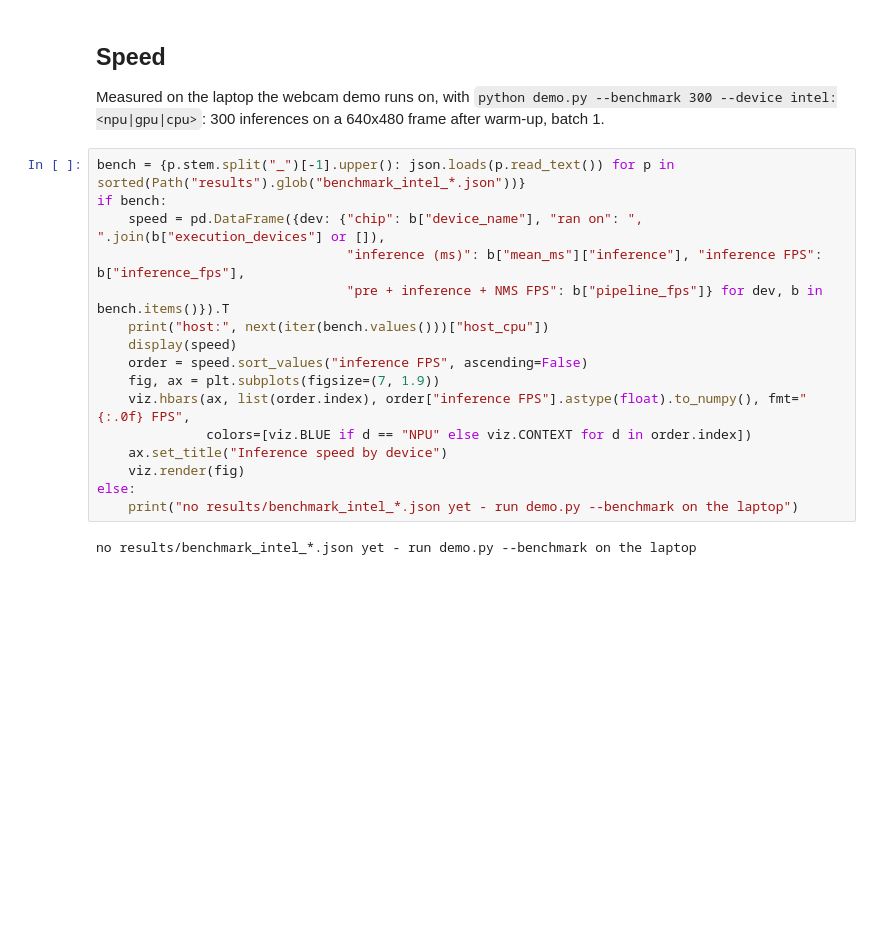
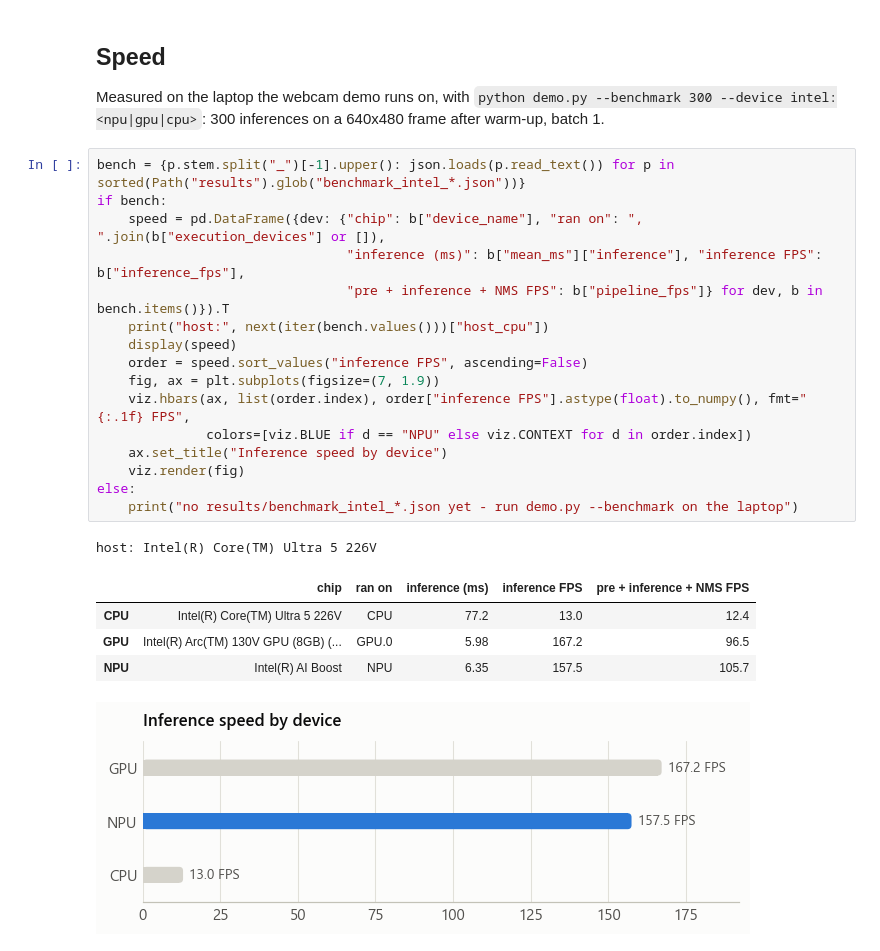
Before and after one commit to ango-dev/RottenFruitDetection, a Jupyter notebook: notebooks/03_evaluation.ipynb, the cells around one changed output. Drawn from its saved outputs; the diff is of its cells as text; blank space fills up the shorter version.

```diff
--- a/notebooks/03_evaluation.ipynb
+++ b/notebooks/03_evaluation.ipynb
@@ -243,18 +243,23 @@ Measured on the laptop the webcam demo runs on, with `python demo.py --benchmark
 # %%
 bench = {p.stem.split("_")[-1].upper(): json.loads(p.read_text()) for p in sorted(Path("results").glob("benchmark_intel_*.json"))}
 if bench:
     speed = pd.DataFrame({dev: {"chip": b["device_name"], "ran on": ", ".join(b["execution_devices"] or []),
                                 "inference (ms)": b["mean_ms"]["inference"], "inference FPS": b["inference_fps"],
                                 "pre + inference + NMS FPS": b["pipeline_fps"]} for dev, b in bench.items()}).T
     print("host:", next(iter(bench.values()))["host_cpu"])
     display(speed)
     order = speed.sort_values("inference FPS", ascending=False)
     fig, ax = plt.subplots(figsize=(7, 1.9))
-    viz.hbars(ax, list(order.index), order["inference FPS"].astype(float).to_numpy(), fmt="{:.0f} FPS",
+    viz.hbars(ax, list(order.index), order["inference FPS"].astype(float).to_numpy(), fmt="{:.1f} FPS",
               colors=[viz.BLUE if d == "NPU" else viz.CONTEXT for d in order.index])
     ax.set_title("Inference speed by device")
     viz.render(fig)
 else:
     print("no results/benchmark_intel_*.json yet - run demo.py --benchmark on the laptop")
 # %% [output]
-no results/benchmark_intel_*.json yet - run demo.py --benchmark on the laptop
+host: Intel(R) Core(TM) Ultra 5 226V
+|  | chip | ran on | inference (ms) | inference FPS | pre + inference + NMS FPS |
+| CPU | Intel(R) Core(TM) Ultra 5 226V | CPU | 77.2 | 13.0 | 12.4 |
+| GPU | Intel(R) Arc(TM) 130V GPU (8GB) (... | GPU.0 | 5.98 | 167.2 | 96.5 |
+| NPU | Intel(R) AI Boost | NPU | 6.35 | 157.5 | 105.7 |
+[figure, added]
```
Also changed, not shown: parts of 4 cells of this notebook, 5 other files.
